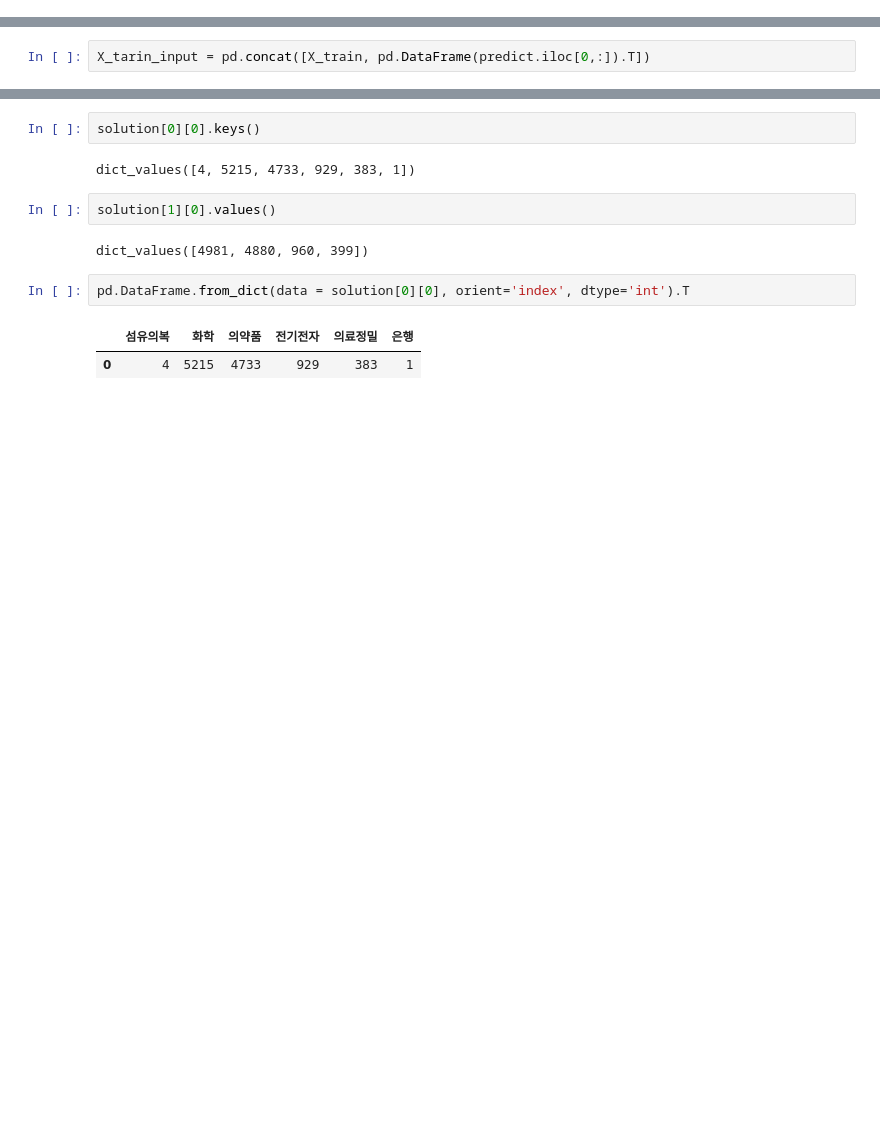
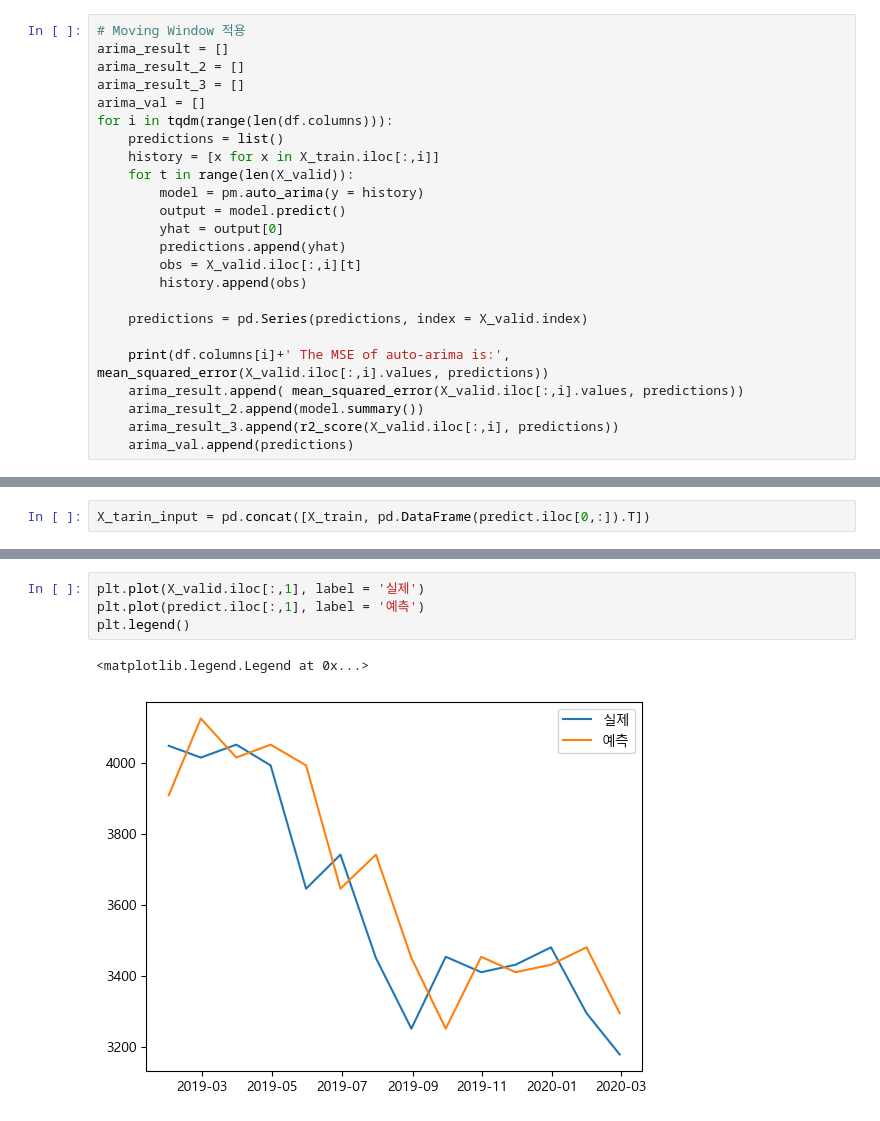
Before and after one commit to Jjineeq/Quant, a Jupyter notebook: Quant_total.ipynb, the cells around one changed output, grey strips where cells are left out. Cells and saved outputs as stored; diff of their text form; blank space fills up the shorter version.

```diff
--- a/Quant_total.ipynb
+++ b/Quant_total.ipynb
@@ -49,6 +49,30 @@ print('X_Valid Shape', X_valid.shape)
 # %% [output]
 X_train Shape (180, 22)
 X_Valid Shape (14, 22)
+# %%
+# Moving Window 적용
+arima_result = []
+arima_result_2 = []
+arima_result_3 = []
+arima_val = []
+for i in tqdm(range(len(df.columns))):
+    predictions = list()
+    history = [x for x in X_train.iloc[:,i]]
+    for t in range(len(X_valid)):
+        model = pm.auto_arima(y = history)
+        output = model.predict()
+        yhat = output[0]
+        predictions.append(yhat)
+        obs = X_valid.iloc[:,i][t]
+        history.append(obs)
+
+    predictions = pd.Series(predictions, index = X_valid.index)
+
+    print(df.columns[i]+' The MSE of auto-arima is:', mean_squared_error(X_valid.iloc[:,i].values, predictions))
+    arima_result.append( mean_squared_error(X_valid.iloc[:,i].values, predictions))
+    arima_result_2.append(model.summary())
+    arima_result_3.append(r2_score(X_valid.iloc[:,i], predictions))
+    arima_val.append(predictions)
 # %%
 # Moving Window 적용
 # Auto-ARIMA 돌리기 - 계측값이 일별이면 m=1, 월별이면 m=12, 주별이면 m=52,
@@ -237,13 +316,7 @@ Text(0.5, 1.0, '포트폴리오 업데이트 횟수별 자산 변화')
-# %%
-solution[0][0].keys()
-# %% [output]
-dict_values([4, 5215, 4733, 929, 383, 1])
-# %%
-solution[1][0].values()
-# %% [output]
-dict_values([4981, 4880, 960, 399])
-# %%
-pd.DataFrame.from_dict(data = solution[0][0], orient='index', dtype='int').T
-# %% [output]
-|  | 섬유의복 | 화학 | 의약품 | 전기전자 | 의료정밀 | 은행 |
-| 0 | 4 | 5215 | 4733 | 929 | 383 | 1 |
+# %%
+plt.plot(X_valid.iloc[:,1], label = '실제')
+plt.plot(predict.iloc[:,1], label = '예측')
+plt.legend()
+# %% [output]
+<matplotlib.legend.Legend at 0x...>
+[figure, added]
```
Also changed, not shown: parts of 13 cells of this notebook.
